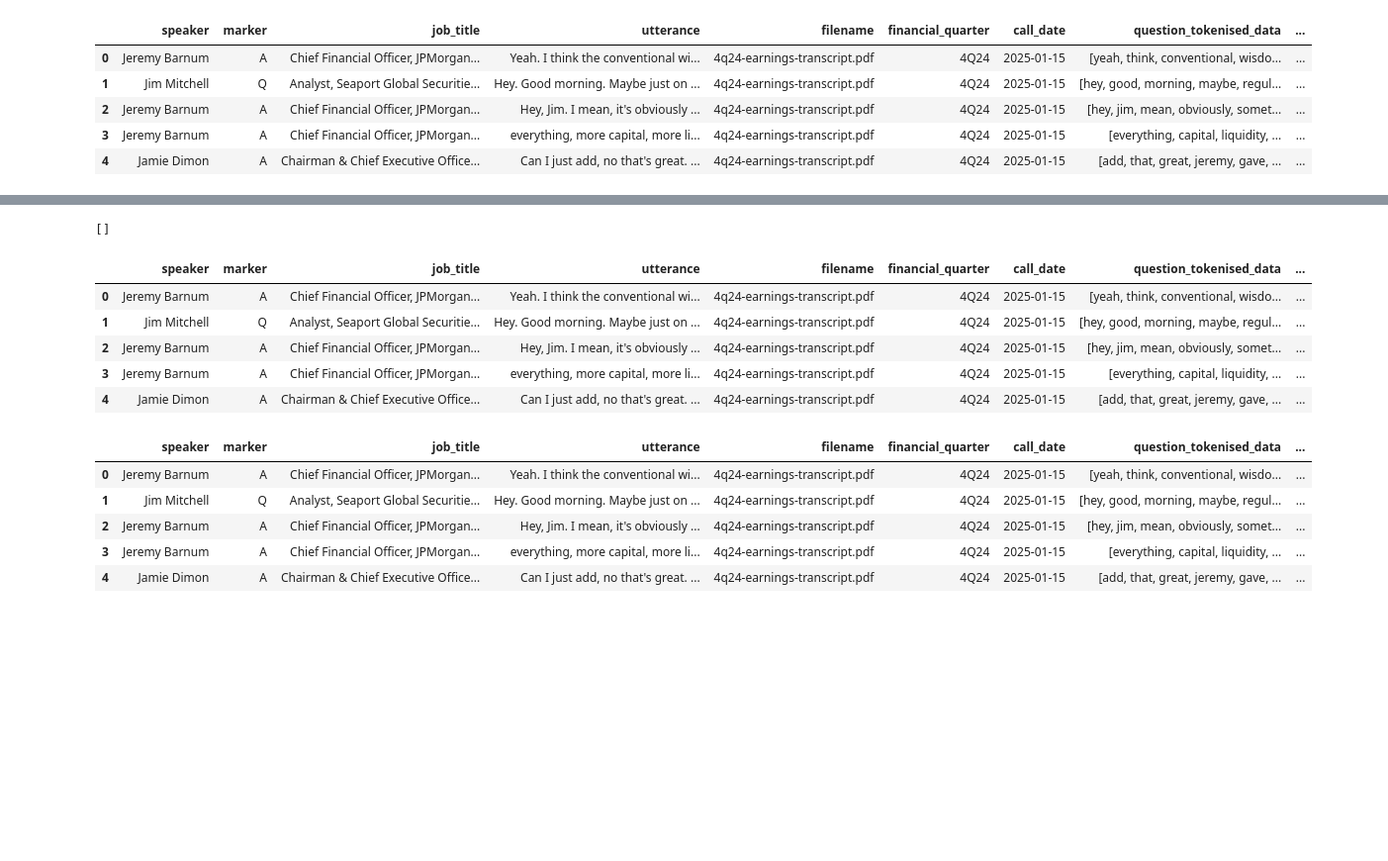
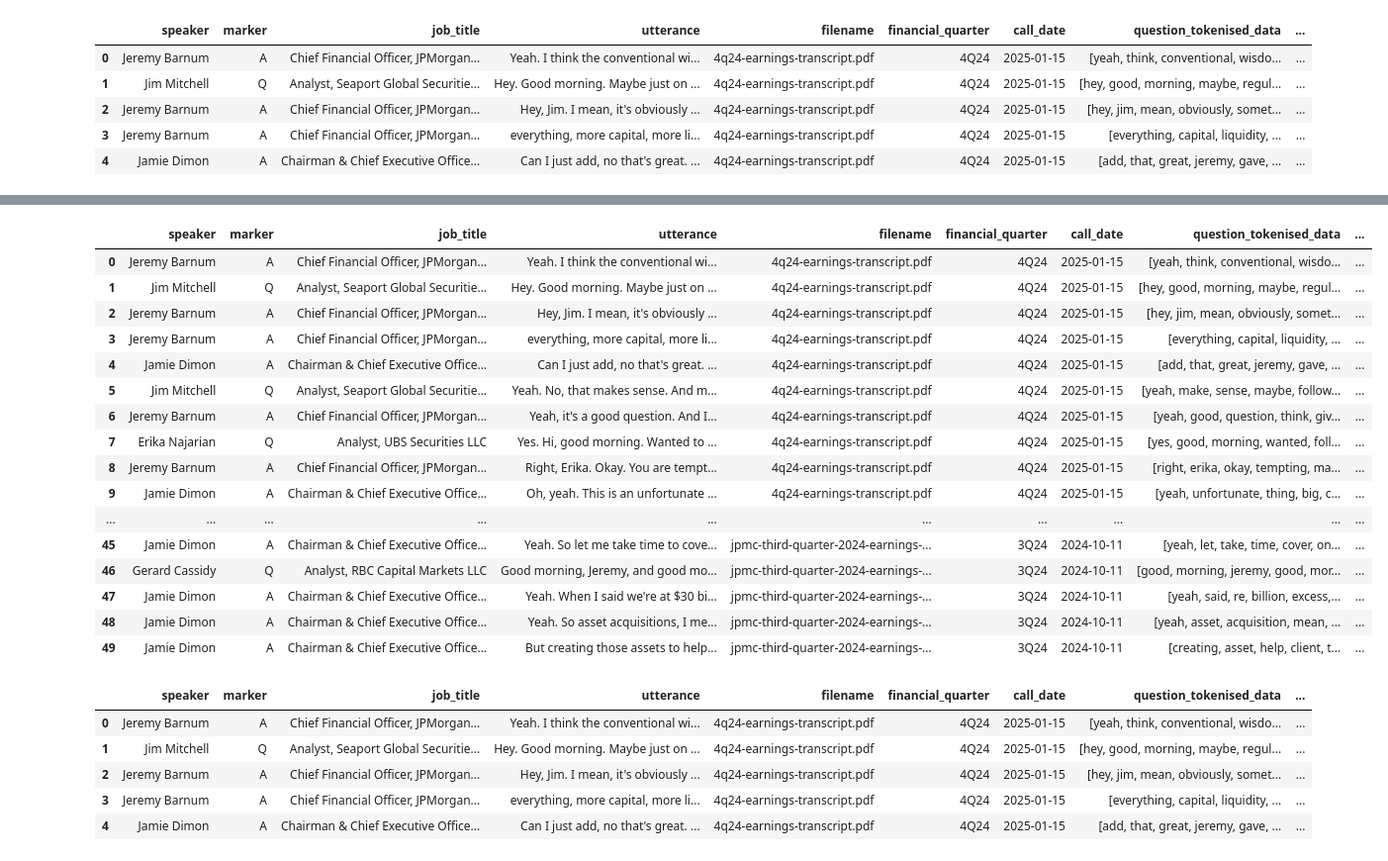
Before and after one commit to sheldonkemper/bank_of_england, a Jupyter notebook: notebooks/processed/ct_preprocessing.ipynb, the cells around one changed output, grey strips where cells are left out. Shown: that part at 99% size. Drawn from its saved outputs; the diff is of its cells as text; code cells hidden in the pictures; blank space fills up the shorter version.

```diff
--- a/notebooks/processed/ct_preprocessing.ipynb
+++ b/notebooks/processed/ct_preprocessing.ipynb
@@ -210,3 +210,13 @@ qa_data.head()
 | 2 | Jeremy Barnum | A | Chief Financial Officer, JPMorgan... | Hey, Jim. I mean, it's obviously ... | 4q24-earnings-transcript.pdf | 4Q24 | 2025-01-15 | [hey, jim, mean, obviously, somet... | ... |
 | 3 | Jeremy Barnum | A | Chief Financial Officer, JPMorgan... | everything, more capital, more li... | 4q24-earnings-transcript.pdf | 4Q24 | 2025-01-15 | [everything, capital, liquidity, ... | ... |
 | 4 | Jamie Dimon | A | Chairman & Chief Executive Office... | Can I just add, no that's great. ... | 4q24-earnings-transcript.pdf | 4Q24 | 2025-01-15 | [add, that, great, jeremy, gave, ... | ... |
+# %%
+#Add question number
+qa_data["question_number_inline"]=None
+num = 0
+for i in qa_data.index:
+  if qa_data.loc[i,"marker"]=="Q":
+    qa_data.at[i,"question_number_inline"]=num
+    num +=1
+  else:
+    continue
@@ -214,21 +243,29 @@ qa_data.head()
 qa_data["AS"]=None
 qa_data["title"]=None
 qa_data["question"]=None
+qa_data["question_num"]=None
 
 for i in qa_data.index:
   if qa_data.loc[i,"marker"]=="Q":
     qa_data.at[i,"AS"]="x"
     qa_data.at[i,"title"]="x"
     qa_data.at[i,"question"]="x"
+    qa_data.at[i,"question_num"]="x"
   else:
     last_a = find_row(qa_data,"marker", i)+ 1
     name_list=[]
     title_list=[]
     question_list=[]
+    quest_num_list=[]
     for j in range(last_a, i):
       name_list.append(qa_data["speaker"][j])
       title_list.append(qa_data["job_title"][j])
       question_list.append(qa_data["utterance"][j])
+      quest_num_list.append(str(qa_data["question_number_inline"][j]))
+    print(quest_num_list)
+
+
     qa_data.at[i,"AS"]=name_list
     qa_data.at[i,"title"]=title_list
     qa_data.at[i,"question"]=question_list
+    qa_data.at[i,"question_num"]=quest_num_list
@@ -235,15 +290,22 @@ for i in qa_data.index:
-# %%
-print(qa_data["AS"][3])
-# %% [output]
-[]
 # %%
-qa_data.head()
+qa_data.head(50)
 # %% [output]
 |  | speaker | marker | job_title | utterance | filename | financial_quarter | call_date | question_tokenised_data | ... |
 | 0 | Jeremy Barnum | A | Chief Financial Officer, JPMorgan... | Yeah. I think the conventional wi... | 4q24-earnings-transcript.pdf | 4Q24 | 2025-01-15 | [yeah, think, conventional, wisdo... | ... |
 | 1 | Jim Mitchell | Q | Analyst, Seaport Global Securitie... | Hey. Good morning. Maybe just on ... | 4q24-earnings-transcript.pdf | 4Q24 | 2025-01-15 | [hey, good, morning, maybe, regul... | ... |
 | 2 | Jeremy Barnum | A | Chief Financial Officer, JPMorgan... | Hey, Jim. I mean, it's obviously ... | 4q24-earnings-transcript.pdf | 4Q24 | 2025-01-15 | [hey, jim, mean, obviously, somet... | ... |
 | 3 | Jeremy Barnum | A | Chief Financial Officer, JPMorgan... | everything, more capital, more li... | 4q24-earnings-transcript.pdf | 4Q24 | 2025-01-15 | [everything, capital, liquidity, ... | ... |
 | 4 | Jamie Dimon | A | Chairman & Chief Executive Office... | Can I just add, no that's great. ... | 4q24-earnings-transcript.pdf | 4Q24 | 2025-01-15 | [add, that, great, jeremy, gave, ... | ... |
+| 5 | Jim Mitchell | Q | Analyst, Seaport Global Securitie... | Yeah. No, that makes sense. And m... | 4q24-earnings-transcript.pdf | 4Q24 | 2025-01-15 | [yeah, make, sense, maybe, follow... | ... |
+| 6 | Jeremy Barnum | A | Chief Financial Officer, JPMorgan... | Yeah, it's a good question. And I... | 4q24-earnings-transcript.pdf | 4Q24 | 2025-01-15 | [yeah, good, question, think, giv... | ... |
+| 7 | Erika Najarian | Q | Analyst, UBS Securities LLC | Yes. Hi, good morning. Wanted to ... | 4q24-earnings-transcript.pdf | 4Q24 | 2025-01-15 | [yes, good, morning, wanted, foll... | ... |
+| 8 | Jeremy Barnum | A | Chief Financial Officer, JPMorgan... | Right, Erika. Okay. You are tempt... | 4q24-earnings-transcript.pdf | 4Q24 | 2025-01-15 | [right, erika, okay, tempting, ma... | ... |
+| 9 | Jamie Dimon | A | Chairman & Chief Executive Office... | Oh, yeah. This is an unfortunate ... | 4q24-earnings-transcript.pdf | 4Q24 | 2025-01-15 | [yeah, unfortunate, thing, big, c... | ... |
+| ... | ... | ... | ... | ... | ... | ... | ... | ... | ... |
+| 45 | Jamie Dimon | A | Chairman & Chief Executive Office... | Yeah. So let me take time to cove... | jpmc-third-quarter-2024-earnings-... | 3Q24 | 2024-10-11 | [yeah, let, take, time, cover, on... | ... |
+| 46 | Gerard Cassidy | Q | Analyst, RBC Capital Markets LLC | Good morning, Jeremy, and good mo... | jpmc-third-quarter-2024-earnings-... | 3Q24 | 2024-10-11 | [good, morning, jeremy, good, mor... | ... |
+| 47 | Jamie Dimon | A | Chairman & Chief Executive Office... | Yeah. When I said we're at $30 bi... | jpmc-third-quarter-2024-earnings-... | 3Q24 | 2024-10-11 | [yeah, said, re, billion, excess,... | ... |
+| 48 | Jamie Dimon | A | Chairman & Chief Executive Office... | Yeah. So asset acquisitions, I me... | jpmc-third-quarter-2024-earnings-... | 3Q24 | 2024-10-11 | [yeah, asset, acquisition, mean, ... | ... |
+| 49 | Jamie Dimon | A | Chairman & Chief Executive Office... | But creating those assets to help... | jpmc-third-quarter-2024-earnings-... | 3Q24 | 2024-10-11 | [creating, asset, help, client, t... | ... |
 # %%
 for i in range(len(qa_data)):
```
Also changed, not shown: parts of 9 cells of this notebook.
